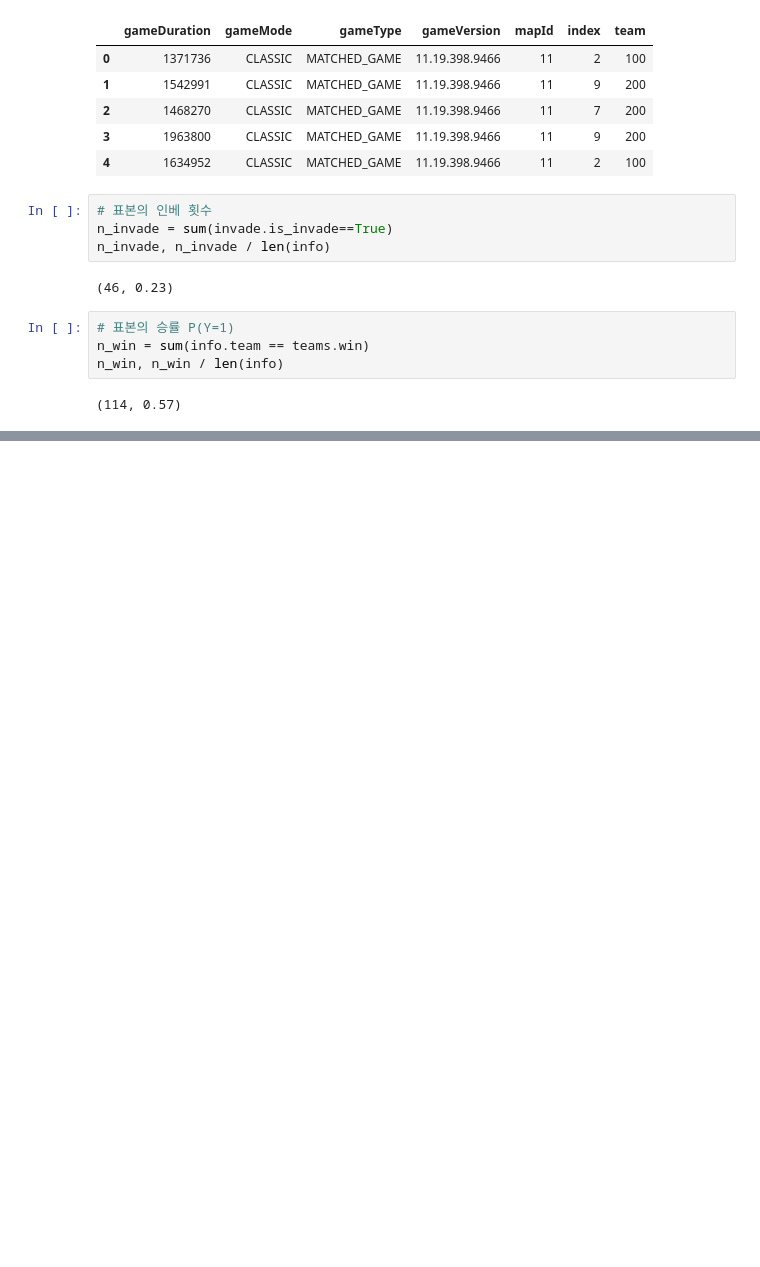
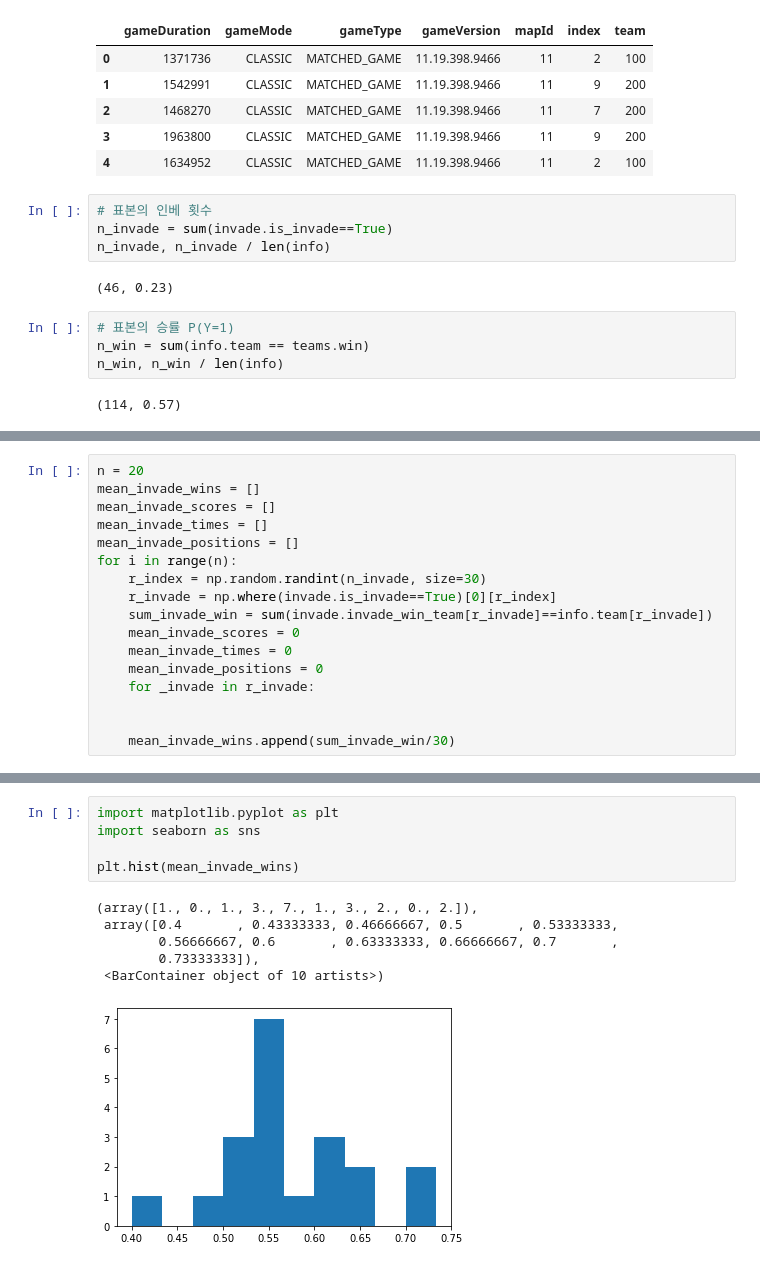
Before and after one commit to FireMoth-Yellme/LoL-Stat, a Jupyter notebook: data-mining/Jinx/인베를가는게 옳을까.ipynb, the cells around one changed output, grey strips where cells are left out. Saved outputs shown, nothing was run; the diff lists cells and outputs as text; blank space fills up the shorter version.

```diff
--- a/data-mining/Jinx/인베를가는게 옳을까.ipynb
+++ b/data-mining/Jinx/인베를가는게 옳을까.ipynb
@@ -84,0 +97,17 @@ print(n_win, n_win / (n_match - n_invade))
+# %%
+n = 20
+mean_invade_wins = []
+mean_invade_scores = []
+mean_invade_times = []
+mean_invade_positions = []
+for i in range(n):
+    r_index = np.random.randint(n_invade, size=30)
+    r_invade = np.where(invade.is_invade==True)[0][r_index]
+    sum_invade_win = sum(invade.invade_win_team[r_invade]==info.team[r_invade])
+    mean_invade_scores = 0
+    mean_invade_times = 0
+    mean_invade_positions = 0
+    for _invade in r_invade:
+
+
+    mean_invade_wins.append(sum_invade_win/30)
@@ -84,0 +135,12 @@ print(n_win, n_win / (n_match - n_invade))
+# %%
+import matplotlib.pyplot as plt
+import seaborn as sns
+
+plt.hist(mean_invade_wins)
+# %% [output]
+(array([1., 0., 1., 3., 7., 1., 3., 2., 0., 2.]),
+ array([0.4       , 0.43333333, 0.46666667, 0.5       , 0.53333333,
+        0.56666667, 0.6       , 0.63333333, 0.66666667, 0.7       ,
+        0.73333333]),
+ <BarContainer object of 10 artists>)
+[figure, added]
```
Also changed, not shown: parts of 4 cells of this notebook, 2 other files.
